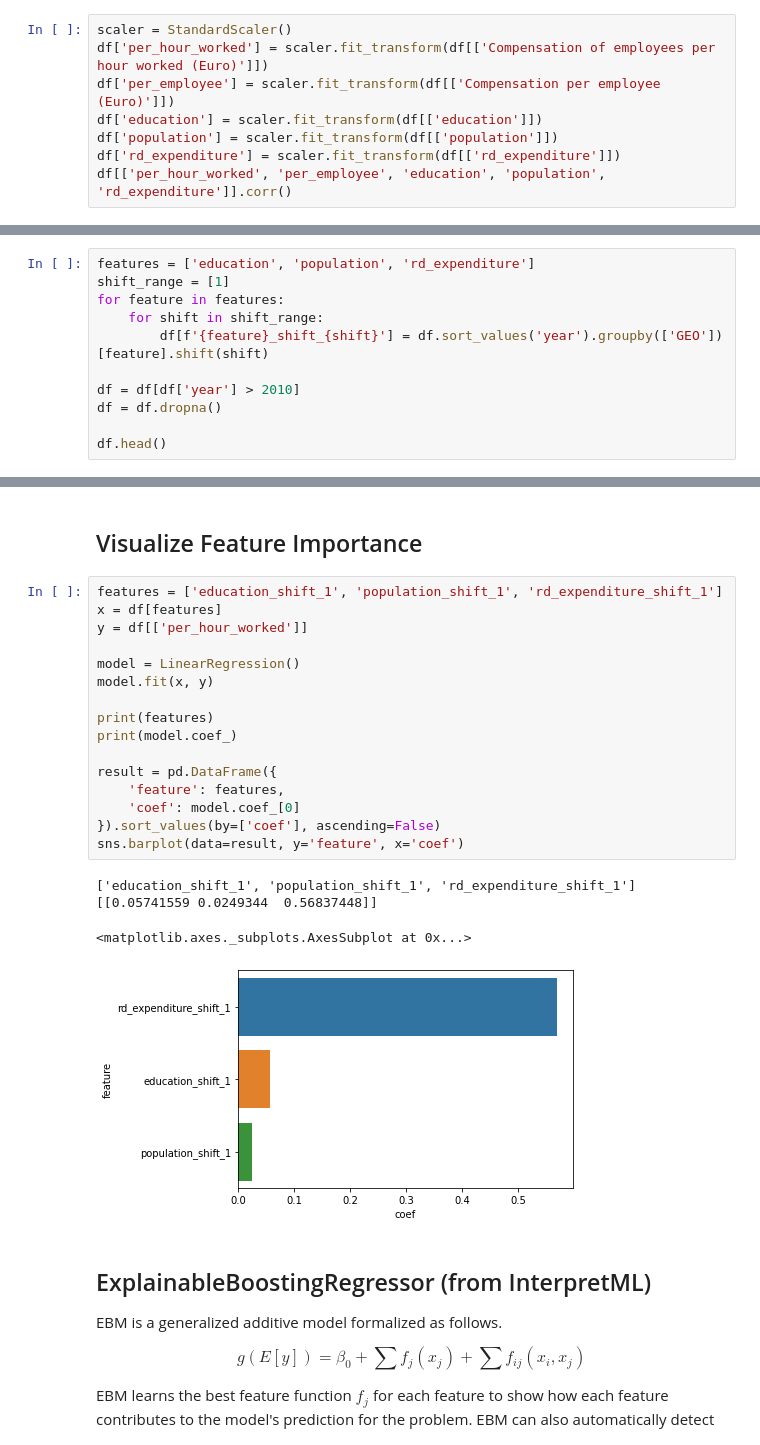
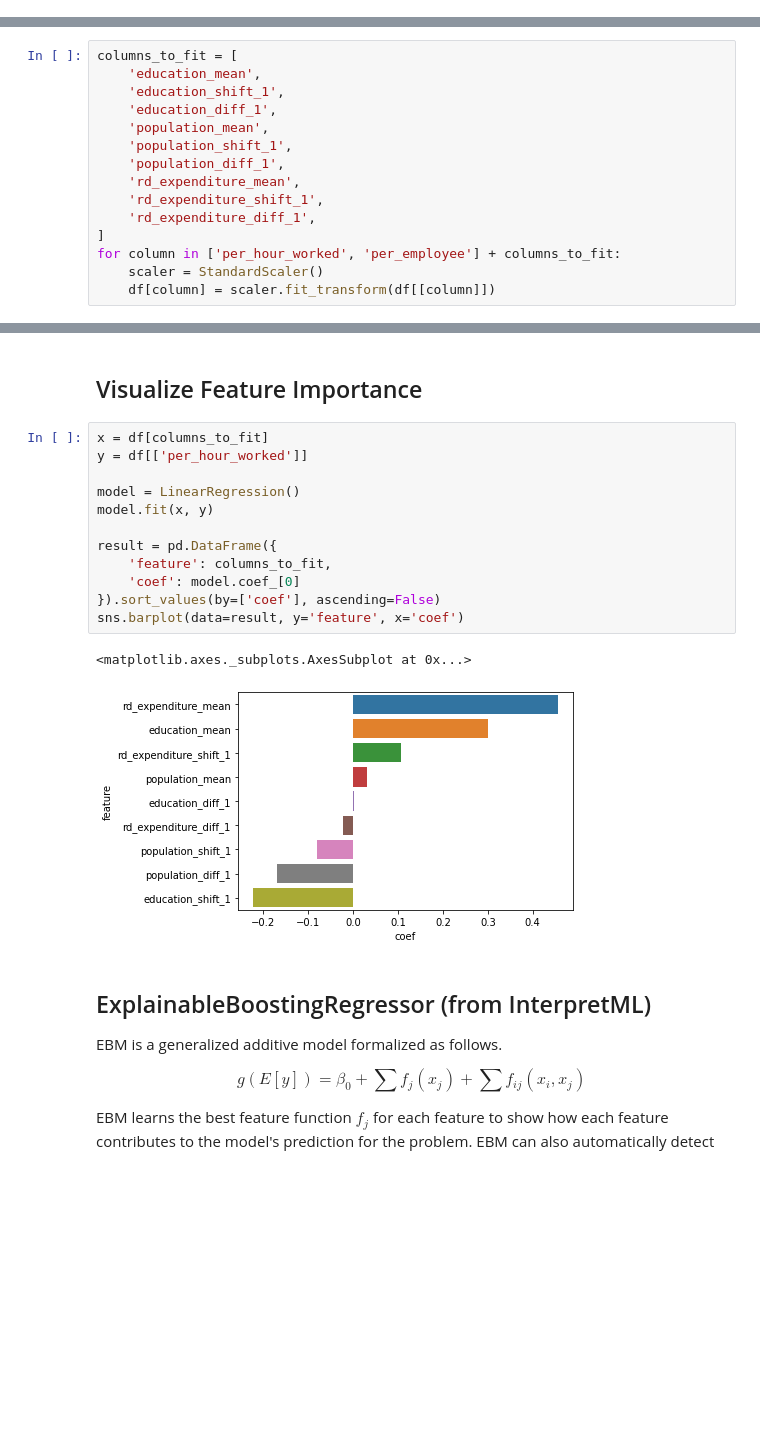
Before and after one commit to ADS-Group-15/eu-productivity-modeling, a Jupyter notebook: notebooks/models.ipynb, the cells around one changed output, grey strips where cells are left out. Saved outputs shown, nothing was run; the diff lists cells and outputs as text; blank space fills up the shorter version.

```diff
--- a/notebooks/models.ipynb
+++ b/notebooks/models.ipynb
@@ -29,10 +85,2 @@ df.head()
 # %% [markdown]
 ## Scale Features
-# %%
-scaler = StandardScaler()
-df['per_hour_worked'] = scaler.fit_transform(df[['Compensation of employees per hour worked (Euro)']])
-df['per_employee'] = scaler.fit_transform(df[['Compensation per employee (Euro)']])
-df['education'] = scaler.fit_transform(df[['education']])
-df['population'] = scaler.fit_transform(df[['population']])
-df['rd_expenditure'] = scaler.fit_transform(df[['rd_expenditure']])
-df[['per_hour_worked', 'per_employee', 'education', 'population', 'rd_expenditure']].corr()
@@ -54,11 +86,0 @@ There are several ways to capture trends.
-# %%
-features = ['education', 'population', 'rd_expenditure']
-shift_range = [1]
-for feature in features:
-    for shift in shift_range:
-        df[f'{feature}_shift_{shift}'] = df.sort_values('year').groupby(['GEO'])[feature].shift(shift)
-
-df = df[df['year'] > 2010]
-df = df.dropna()
-
-df.head()
@@ -71,0 +87,15 @@ df.head()
+# %%
+columns_to_fit = [
+    'education_mean',
+    'education_shift_1',
+    'education_diff_1',
+    'population_mean',
+    'population_shift_1',
+    'population_diff_1',
+    'rd_expenditure_mean',
+    'rd_expenditure_shift_1',
+    'rd_expenditure_diff_1',
+]
+for column in ['per_hour_worked', 'per_employee'] + columns_to_fit:
+    scaler = StandardScaler()
+    df[column] = scaler.fit_transform(df[[column]])
@@ -114,26 +168,20 @@ sns.barplot(data=result, x='score', y='features')
 # %% [markdown]
 ## Visualize Feature Importance
 # %%
-features = ['education_shift_1', 'population_shift_1', 'rd_expenditure_shift_1']
-x = df[features]
+x = df[columns_to_fit]
 y = df[['per_hour_worked']]
 
 model = LinearRegression()
 model.fit(x, y)
 
-print(features)
-print(model.coef_)
-
 result = pd.DataFrame({
-    'feature': features,
+    'feature': columns_to_fit,
     'coef': model.coef_[0]
 }).sort_values(by=['coef'], ascending=False)
 sns.barplot(data=result, y='feature', x='coef')
 # %% [output]
-['education_shift_1', 'population_shift_1', 'rd_expenditure_shift_1']
-[[0.05741559 0.0249344  0.56837448]]
+<matplotlib.axes._subplots.AxesSubplot at 0x...>
-<matplotlib.axes._subplots.AxesSubplot at 0x...>
-[figure, old version]
+[figure, new version]
 # %% [markdown]
 ## ExplainableBoostingRegressor (from InterpretML)
 
```
Also changed, not shown: parts of 13 cells of this notebook, 2 other files.
